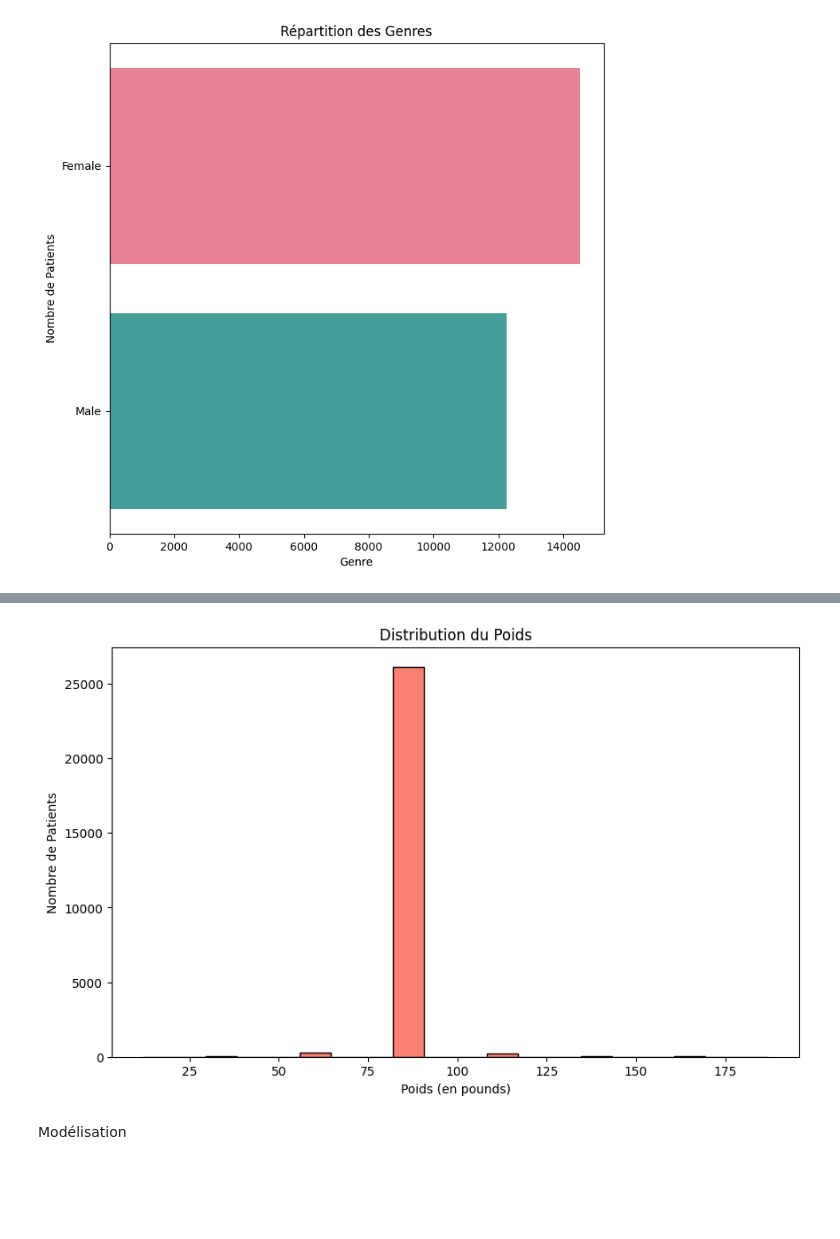
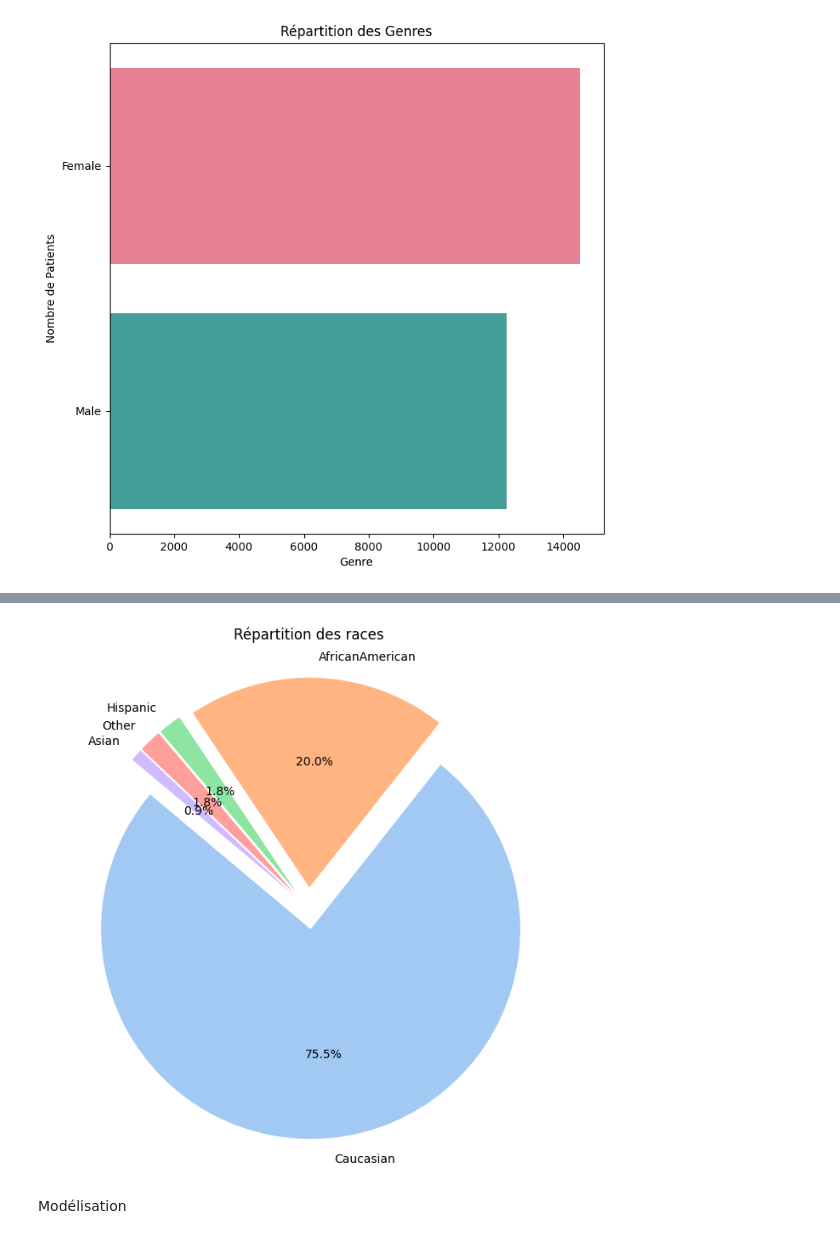
Before and after one commit to NadiaKlos/Python_Final_Project, a Jupyter notebook: Final_Project_Python.ipynb, the cells around one changed output, grey strips where cells are left out. Saved outputs shown, nothing was run; the diff lists cells and outputs as text; code cells hidden in the pictures; blank space fills up the shorter version.

Commit message:
ajout visualisations et readme

```diff
--- a/Final_Project_Python.ipynb
+++ b/Final_Project_Python.ipynb
@@ -186,12 +181,16 @@ plt.show()
-# %%
-plt.figure(figsize=(10, 6))
-plt.hist(diabetic_data['weight'].dropna(), bins=20, color='salmon', edgecolor='black')
-plt.title('Distribution du Poids')
-plt.xlabel('Poids (en pounds)')
-plt.ylabel('Nombre de Patients')
-plt.show()
-# %% [output]
-[figure, removed]
+# %%
+race_counts = diabetic_data['race'].value_counts()
+
+plt.figure(figsize=(8, 8))
+colors = sns.color_palette('pastel')[0:len(race_counts)]
+labels = race_counts.index
+explode = [0.1]* len(race_counts)   # on sépare légèrement chaque tranche pour les mettre en évidence
+
+plt.pie(race_counts, labels=labels, colors=colors, autopct='%1.1f%%', startangle=140, explode=explode)
+plt.title('Répartition des races')
+plt.show()
+# %% [output]
+[figure, added]
 # %% [markdown]
 Modélisation
 # %%
```
Also changed, not shown: parts of 6 cells of this notebook, 1 other file.
